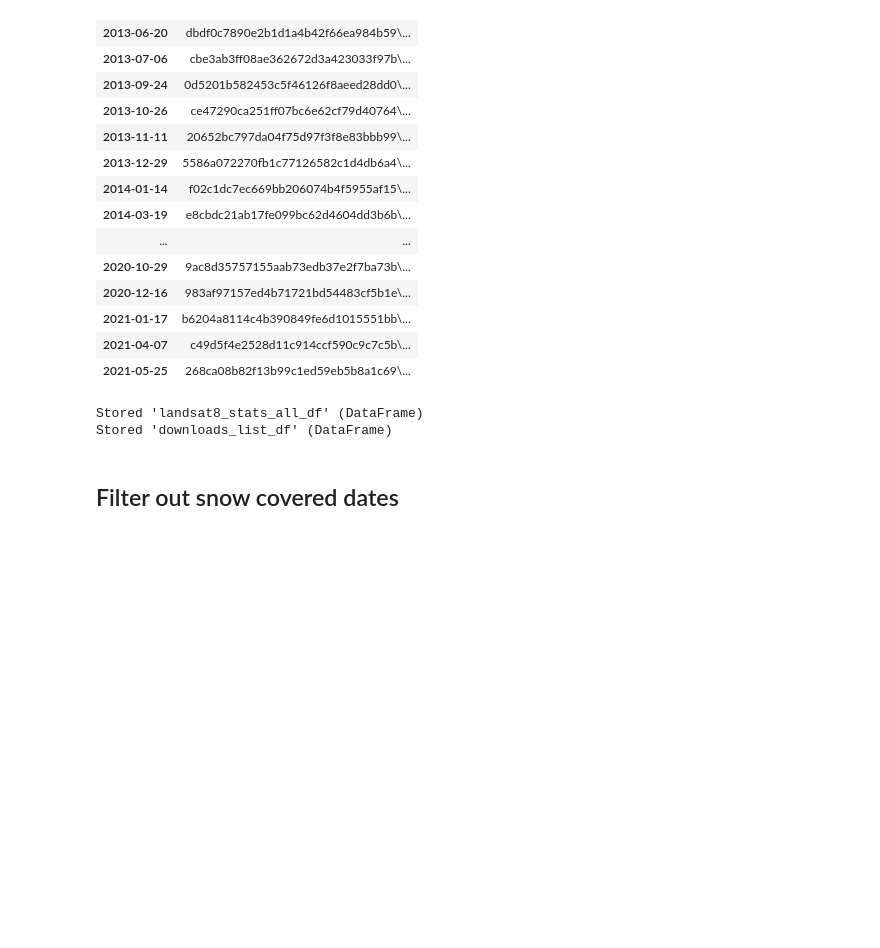
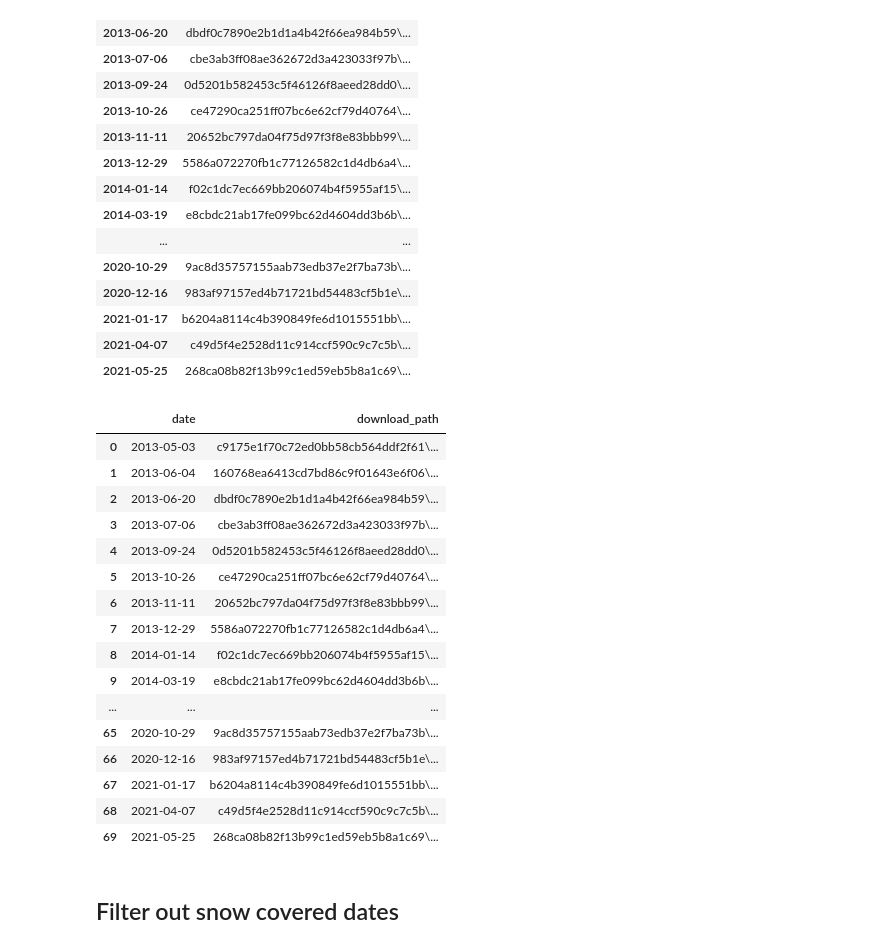
Before and after one commit to haselwimmer/vegetation-restoration-monitoring, a Jupyter notebook: notebooks/2-landsat-time-series.ipynb, the cells around one changed output. Cells and saved outputs as stored; diff of their text form; code cells hidden in the pictures; blank space fills up the shorter version.

```diff
--- a/notebooks/2-landsat-time-series.ipynb
+++ b/notebooks/2-landsat-time-series.ipynb
@@ -308,13 +308,29 @@ Currently processing: 2021-05-25 17:50:32.695835
 | 2021-05-25 | 268ca08b82f13b99c1ed59eb5b8a1c69\... |
 # %%
 # Interim save step to remove the need to re-download
-%store landsat8_stats_all_df
-%store downloads_list_df
+#%store landsat8_stats_all_df
+#%store downloads_list_df
 # Restore the data
-#%store -r landsat8_stats_all_df
+%store -r downloads_list_df
+downloads_list_df
 # %% [output]
-Stored 'landsat8_stats_all_df' (DataFrame)
-Stored 'downloads_list_df' (DataFrame)
+|  | date | download_path |
+| 0 | 2013-05-03 | c9175e1f70c72ed0bb58cb564ddf2f61\... |
+| 1 | 2013-06-04 | 160768ea6413cd7bd86c9f01643e6f06\... |
+| 2 | 2013-06-20 | dbdf0c7890e2b1d1a4b42f66ea984b59\... |
+| 3 | 2013-07-06 | cbe3ab3ff08ae362672d3a423033f97b\... |
+| 4 | 2013-09-24 | 0d5201b582453c5f46126f8aeed28dd0\... |
+| 5 | 2013-10-26 | ce47290ca251ff07bc6e62cf79d40764\... |
+| 6 | 2013-11-11 | 20652bc797da04f75d97f3f8e83bbb99\... |
+| 7 | 2013-12-29 | 5586a072270fb1c77126582c1d4db6a4\... |
+| 8 | 2014-01-14 | f02c1dc7ec669bb206074b4f5955af15\... |
+| 9 | 2014-03-19 | e8cbdc21ab17fe099bc62d4604dd3b6b\... |
+| ... | ... | ... |
+| 65 | 2020-10-29 | 9ac8d35757155aab73edb37e2f7ba73b\... |
+| 66 | 2020-12-16 | 983af97157ed4b71721bd54483cf5b1e\... |
+| 67 | 2021-01-17 | b6204a8114c4b390849fe6d1015551bb\... |
+| 68 | 2021-04-07 | c49d5f4e2528d11c914ccf590c9c7c5b\... |
+| 69 | 2021-05-25 | 268ca08b82f13b99c1ed59eb5b8a1c69\... |
 # %% [markdown]
 ## Filter out snow covered dates
 # %%
```
Also changed, not shown: 6 other files.
